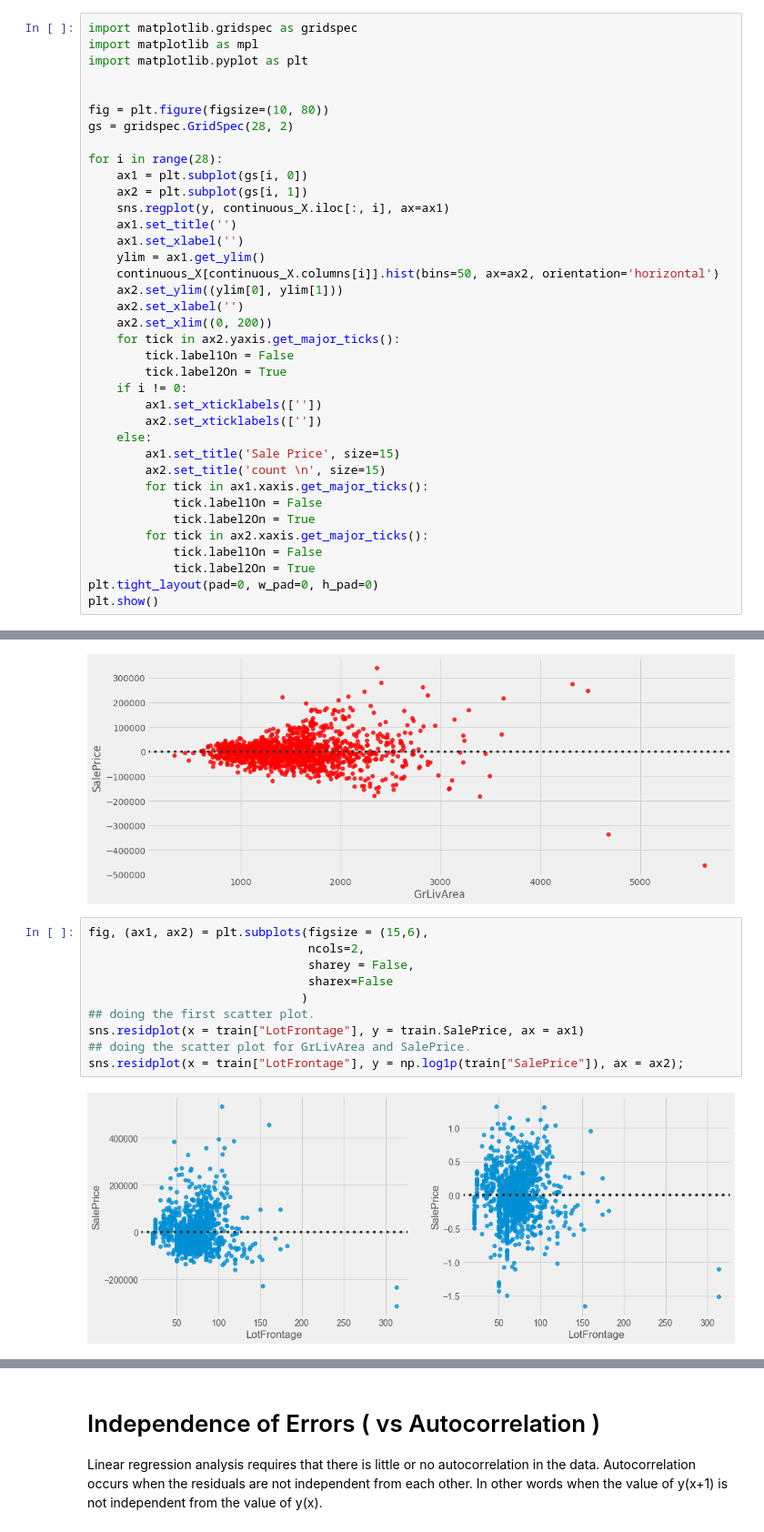
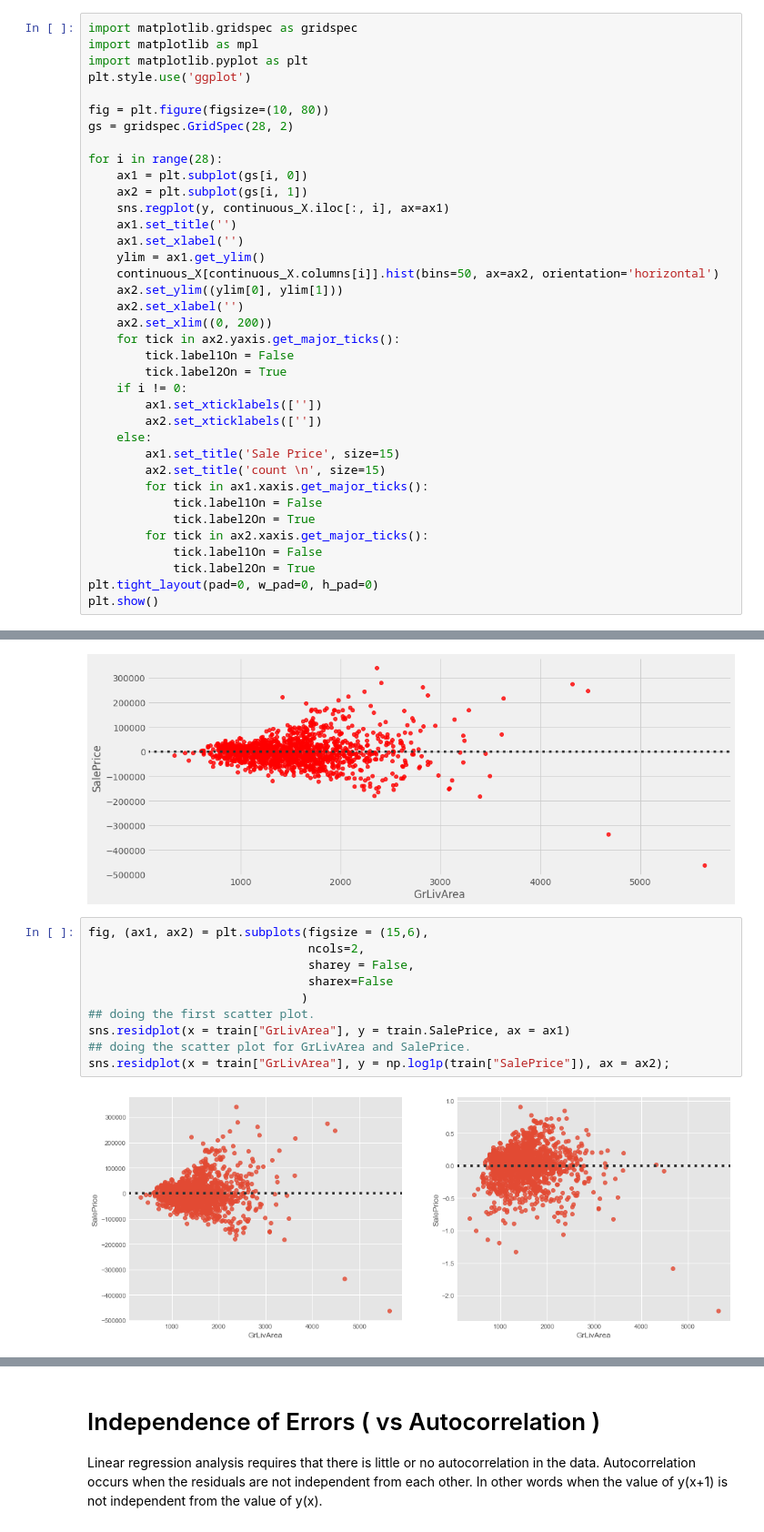
Before and after one commit to kennybagzz/Iowa-House-Prices-Prediction, a Jupyter notebook: house-prices-advanced-regression-techniques/EDA.ipynb, the cells around one changed output, grey strips where cells are left out. Shown at 91% size. Drawn from its saved outputs; the diff is of its cells as text.

```diff
--- a/house-prices-advanced-regression-techniques/EDA.ipynb
+++ b/house-prices-advanced-regression-techniques/EDA.ipynb
@@ -97,7 +97,7 @@ First, multiple linear regression requires the relationship between the independ
 import matplotlib.gridspec as gridspec
 import matplotlib as mpl
 import matplotlib.pyplot as plt
-
+plt.style.use('ggplot')
 
 fig = plt.figure(figsize=(10, 80))
 gs = gridspec.GridSpec(28, 2)
@@ -148,12 +148,12 @@ plt.style.use("fivethirtyeight")
 # %%
 fig, (ax1, ax2) = plt.subplots(figsize = (15,6),
                                ncols=2,
                                sharey = False,
                                sharex=False
                               )
 ## doing the first scatter plot.
-sns.residplot(x = train["LotFrontage"], y = train.SalePrice, ax = ax1)
+sns.residplot(x = train["GrLivArea"], y = train.SalePrice, ax = ax1)
 ## doing the scatter plot for GrLivArea and SalePrice.
-sns.residplot(x = train["LotFrontage"], y = np.log1p(train["SalePrice"]), ax = ax2);
+sns.residplot(x = train["GrLivArea"], y = np.log1p(train["SalePrice"]), ax = ax2);
 # %% [output]
-[figure, old version]
+[figure, new version]
```
Also changed, not shown: parts of 4 cells of this notebook.
